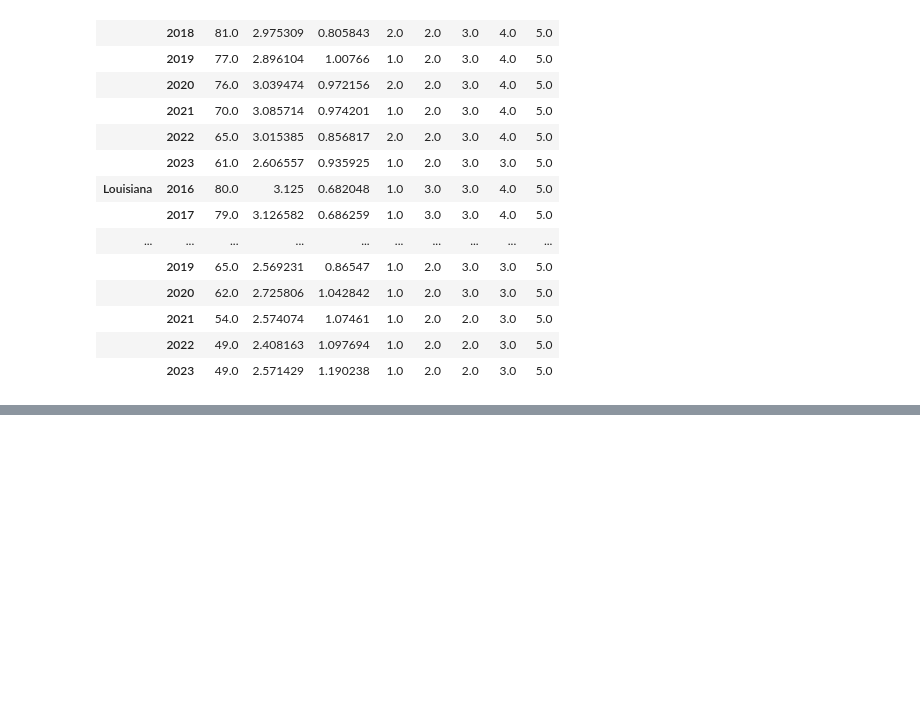
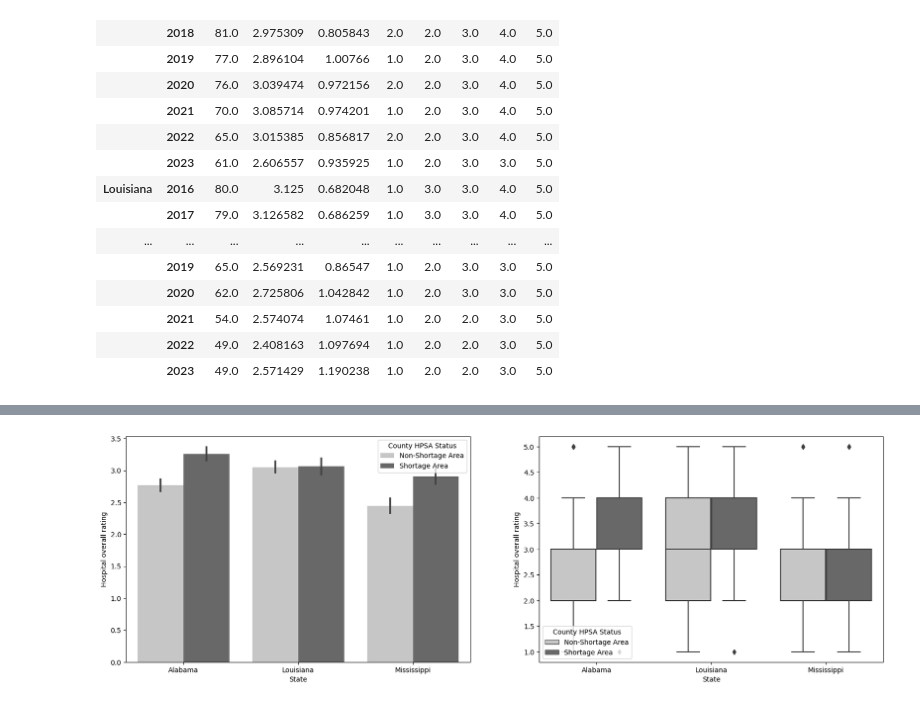
Before and after one commit to valeriemagalong/Healthcare-Shortages, a Jupyter notebook: cms_eda.ipynb, the cells around one changed output, grey strips where cells are left out. Cells and saved outputs as stored; diff of their text form; code cells hidden in the pictures; blank space fills up the shorter version.

Commit message:
Create plot for average hospital star rating across all years by county shortage designation and state in cms_eda.ipynb

```diff
--- a/cms_eda.ipynb
+++ b/cms_eda.ipynb
@@ -165,0 +181,17 @@ plt.show()
+# %%
+# Create barplot and boxplot for Hospital overall rating by HPSA County Status and state
+cms_cleaned = cms.dropna(subset = ['Hospital overall rating', 'County HPSA Status', 'State'])
+
+plt.figure(figsize = (20, 6))
+
+plt.subplot(1, 2, 1)
+sns.barplot(cms_cleaned, x = 'State', y = 'Hospital overall rating',
+            hue = 'County HPSA Status', palette = 'Greys')
+
+plt.subplot(1, 2, 2)
+sns.boxplot(cms_cleaned, x = 'State', y = 'Hospital overall rating',
+            hue = 'County HPSA Status', palette = 'Greys')
+
+plt.show()av
+# %% [output]
+[figure, added]
```
Also changed, not shown: parts of 6 cells of this notebook.
